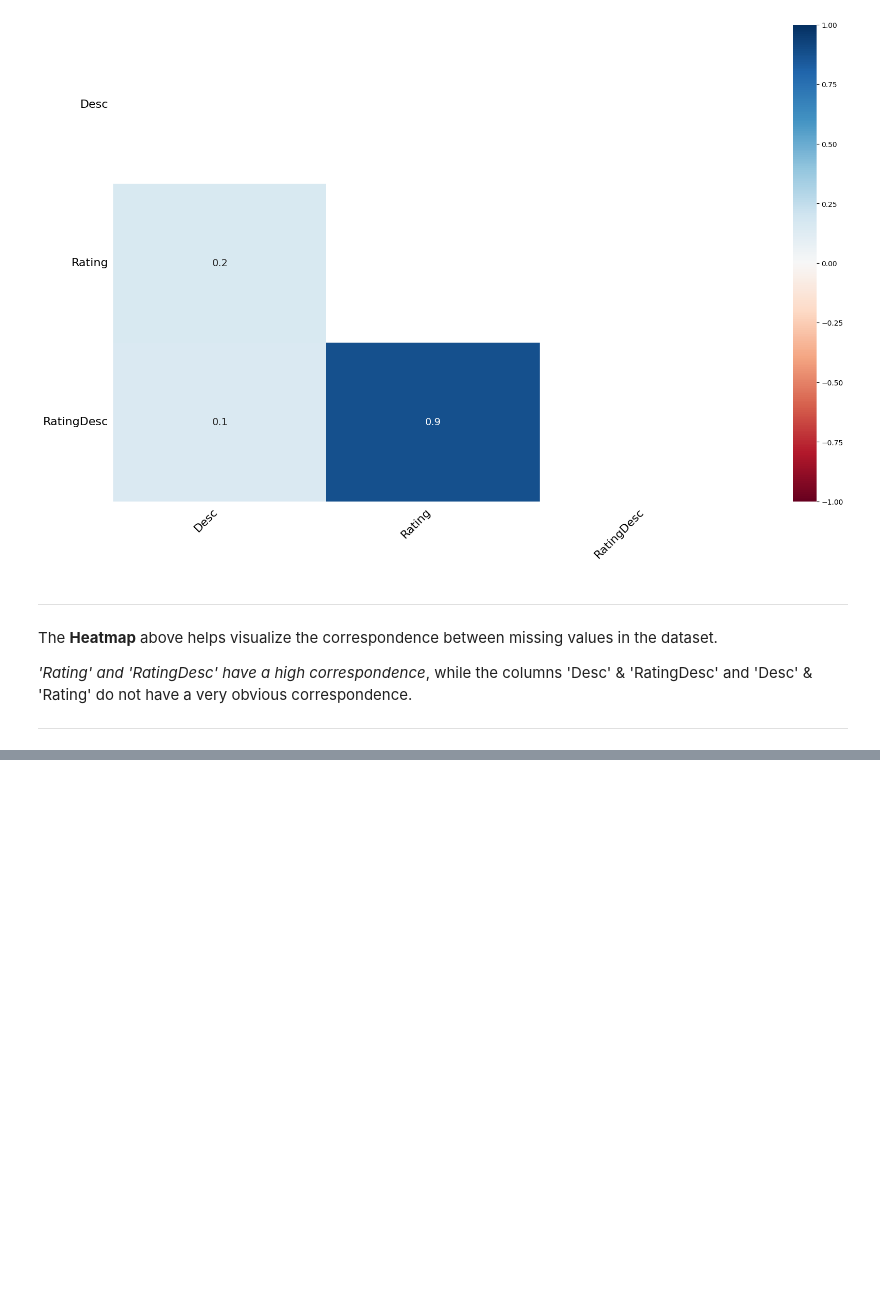
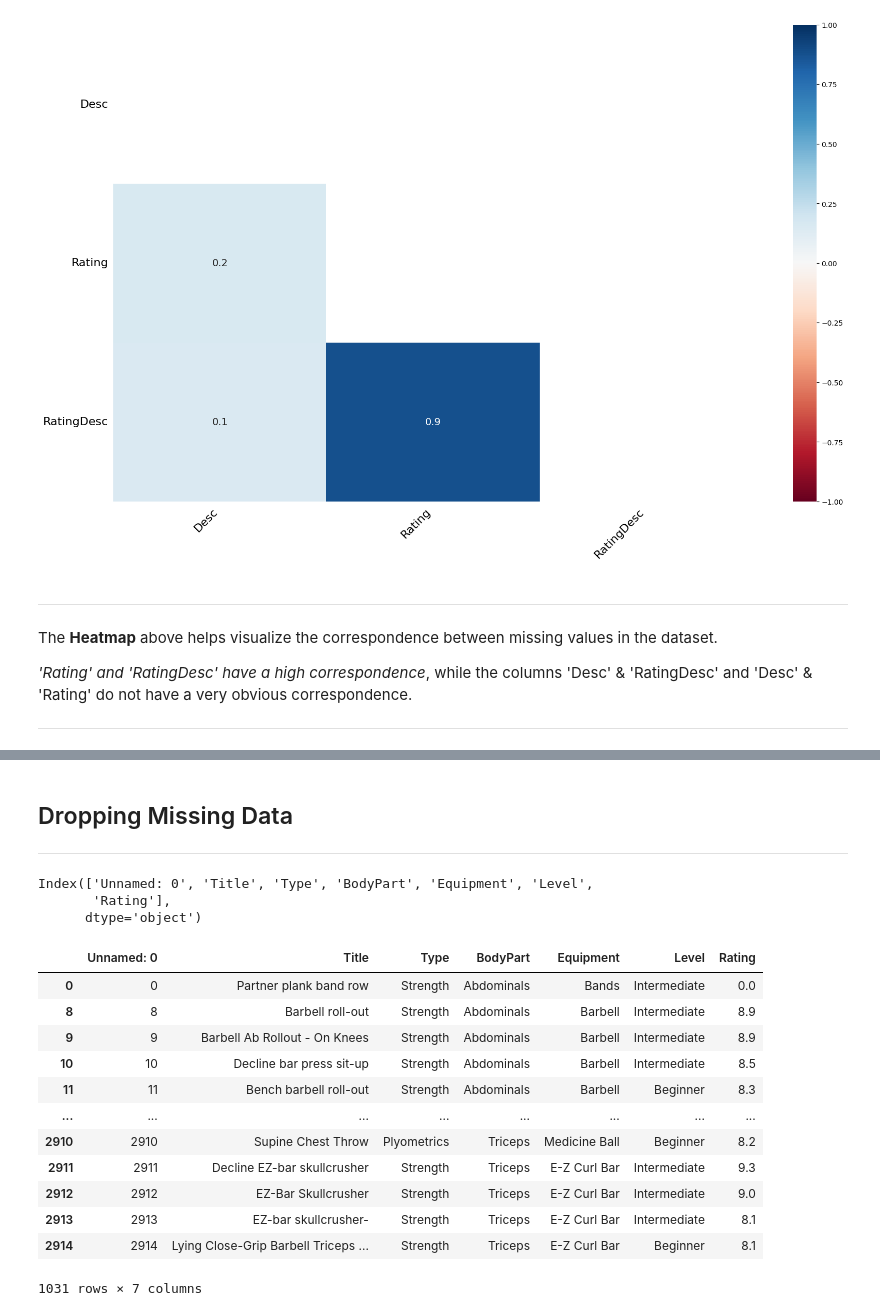
Before and after one commit to adelicia-js/gym-eda, a Jupyter notebook: Gym_EDA.ipynb, the cells around one changed output, grey strips where cells are left out. Cells and saved outputs as stored; diff of their text form; code cells hidden in the pictures; blank space fills up the shorter version.

Commit message:
data preprocessing - dropping null values & feature exploration

```diff
--- a/Gym_EDA.ipynb
+++ b/Gym_EDA.ipynb
@@ -109,0 +143,30 @@ The **Heatmap** above helps visualize the correspondence between missing values
+# %% [markdown]
+## Dropping Missing Data
+
+---
+# %%
+df.drop(['Desc','RatingDesc'],axis=1,inplace=True)
+# %%
+df.columns
+# %% [output]
+Index(['Unnamed: 0', 'Title', 'Type', 'BodyPart', 'Equipment', 'Level',
+       'Rating'],
+      dtype='object')
+# %%
+df.dropna(subset=['Rating'],inplace=True)
+# %%
+df
+# %% [output]
+|  | Unnamed: 0 | Title | Type | BodyPart | Equipment | Level | Rating |
+| 0 | 0 | Partner plank band row | Strength | Abdominals | Bands | Intermediate | 0.0 |
+| 8 | 8 | Barbell roll-out | Strength | Abdominals | Barbell | Intermediate | 8.9 |
+| 9 | 9 | Barbell Ab Rollout - On Knees | Strength | Abdominals | Barbell | Intermediate | 8.9 |
+| 10 | 10 | Decline bar press sit-up | Strength | Abdominals | Barbell | Intermediate | 8.5 |
+| 11 | 11 | Bench barbell roll-out | Strength | Abdominals | Barbell | Beginner | 8.3 |
+| ... | ... | ... | ... | ... | ... | ... | ... |
+| 2910 | 2910 | Supine Chest Throw | Plyometrics | Triceps | Medicine Ball | Beginner | 8.2 |
+| 2911 | 2911 | Decline EZ-bar skullcrusher | Strength | Triceps | E-Z Curl Bar | Intermediate | 9.3 |
+| 2912 | 2912 | EZ-Bar Skullcrusher | Strength | Triceps | E-Z Curl Bar | Intermediate | 9.0 |
+| 2913 | 2913 | EZ-bar skullcrusher- | Strength | Triceps | E-Z Curl Bar | Intermediate | 8.1 |
+| 2914 | 2914 | Lying Close-Grip Barbell Triceps ... | Strength | Triceps | E-Z Curl Bar | Beginner | 8.1 |
+1031 rows × 7 columns
```
Also changed, not shown: parts of 35 cells of this notebook.
